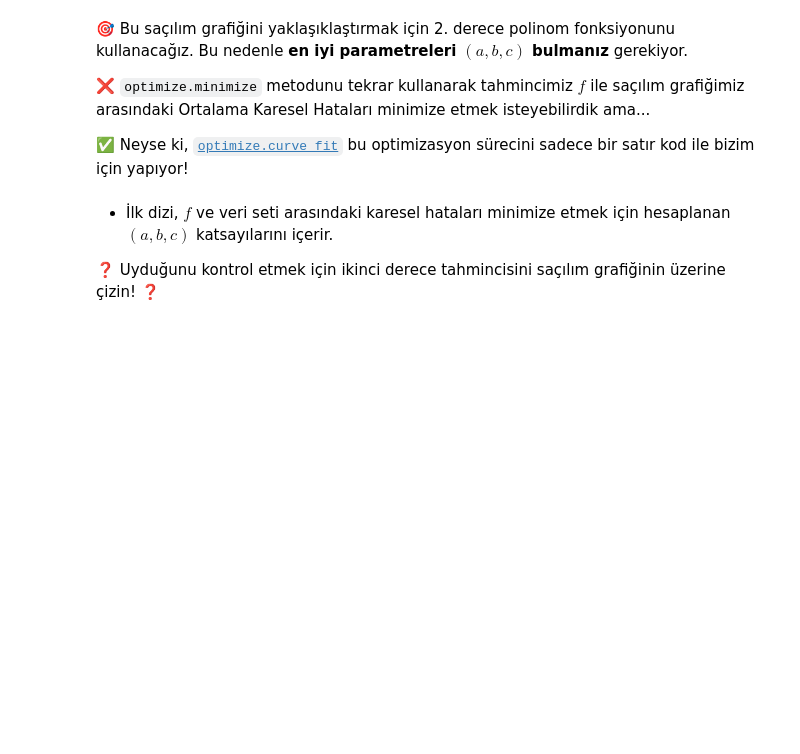
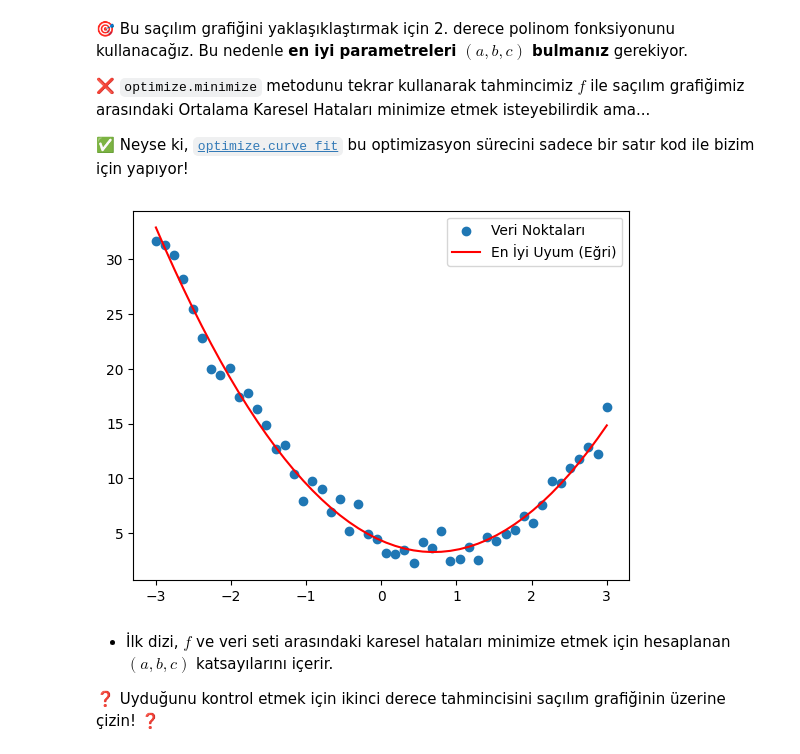
Before and after one commit to tmy-datamesa/data-scipy, a Jupyter notebook: 03-scipy.ipynb, the cells around one changed output. Drawn from its saved outputs; the diff is of its cells as text; code cells hidden in the pictures; blank space fills up the shorter version.

```diff
--- a/03-scipy.ipynb
+++ b/03-scipy.ipynb
@@ -498,12 +498,25 @@ def f(x,a,b,c):
+# %%
+def f(x, a, b, c):
+    # 2. derece polinom formülü
+    return a * x**2 + b * x + c
 # %% [markdown]
 🎯 Bu saçılım grafiğini yaklaşıklaştırmak için 2. derece polinom fonksiyonunu kullanacağız. Bu nedenle **en iyi parametreleri $(a,b,c)$ bulmanız** gerekiyor.
 
 ❌ `optimize.minimize` metodunu tekrar kullanarak tahmincimiz $f$ ile saçılım grafiğimiz arasındaki Ortalama Karesel Hataları minimize etmek isteyebilirdik ama...
 
 ✅ Neyse ki, [`optimize.curve_fit`](https://docs.scipy.org/doc/scipy/reference/generated/scipy.optimize.curve_fit.html) bu optimizasyon sürecini sadece bir satır kod ile bizim için yapıyor!
-# %%
-# Deneyin
-optimize.curve_fit(f, x, y)
+# %%
+# Katsayıları hesapla
+popt, _ = optimize.curve_fit(f, x, y)
+a_opt, b_opt, c_opt = popt
+
+# Grafiği çiz
+plt.scatter(x, y, label='Veri Noktaları')
+plt.plot(x, f(x, a_opt, b_opt, c_opt), color='red', label='En İyi Uyum (Eğri)')
+plt.legend()
+plt.show()
+# %% [output]
+[figure, added]
 # %% [markdown]
 * İlk dizi, $f$ ve veri seti arasındaki karesel hataları minimize etmek için hesaplanan $(a,b,c)$ katsayılarını içerir.
 
```
Also changed, not shown: parts of 6 cells of this notebook.
